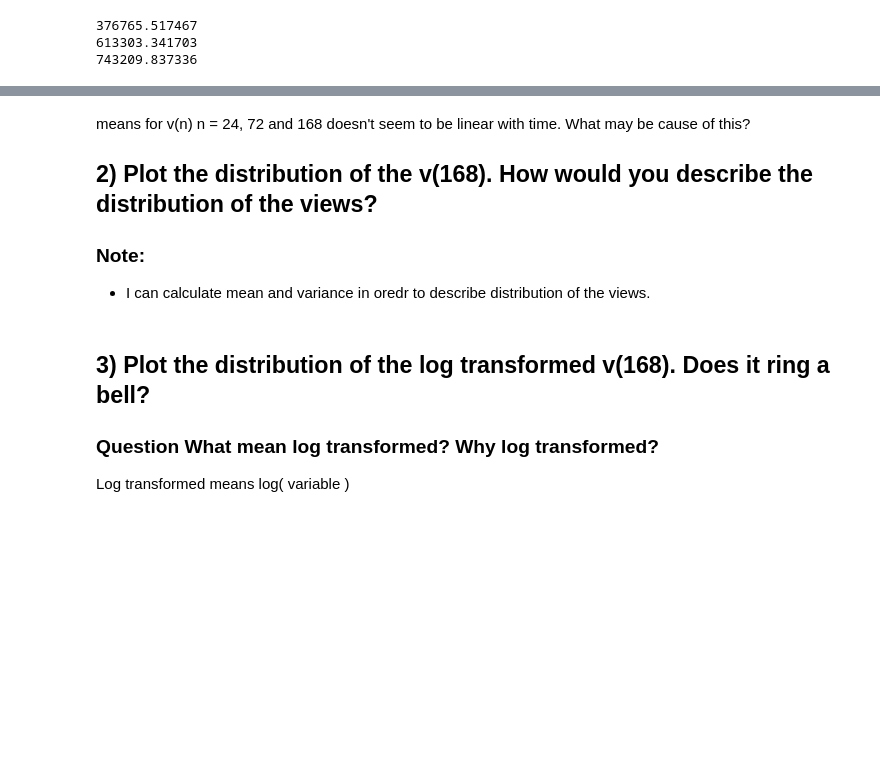
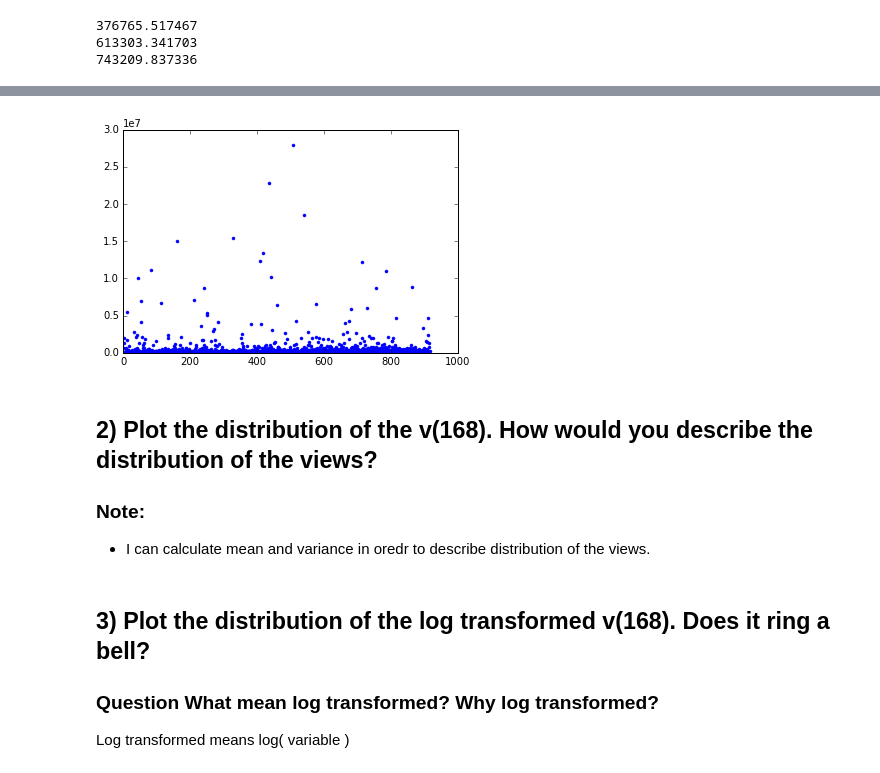
Before and after one commit to Pawel2357/Predict-virality-data-science-, a Jupyter notebook: Predict_virality_exercise.ipynb, the cells around one changed output, grey strips where cells are left out. Drawn from its saved outputs; the diff is of its cells as text; code cells hidden in the pictures; blank space fills up the shorter version.

```diff
--- a/Predict_virality_exercise.ipynb
+++ b/Predict_virality_exercise.ipynb
@@ -50,7 +115,9 @@ print row_data_views[168].mean()
+# %%
+py.plot( list( row_data_views[168].values.T ), "." )
+py.show()
+# %% [output]
+[figure, added]
 # %% [markdown]
-means for v(n) n = 24, 72 and 168 doesn't seem to be linear with time. What may be cause of this?
-
-
 ## 2) Plot the distribution of the v(168). How would you describe the distribution of the views?
 
 ### Note:
```
Also changed, not shown: parts of 9 cells of this notebook.
